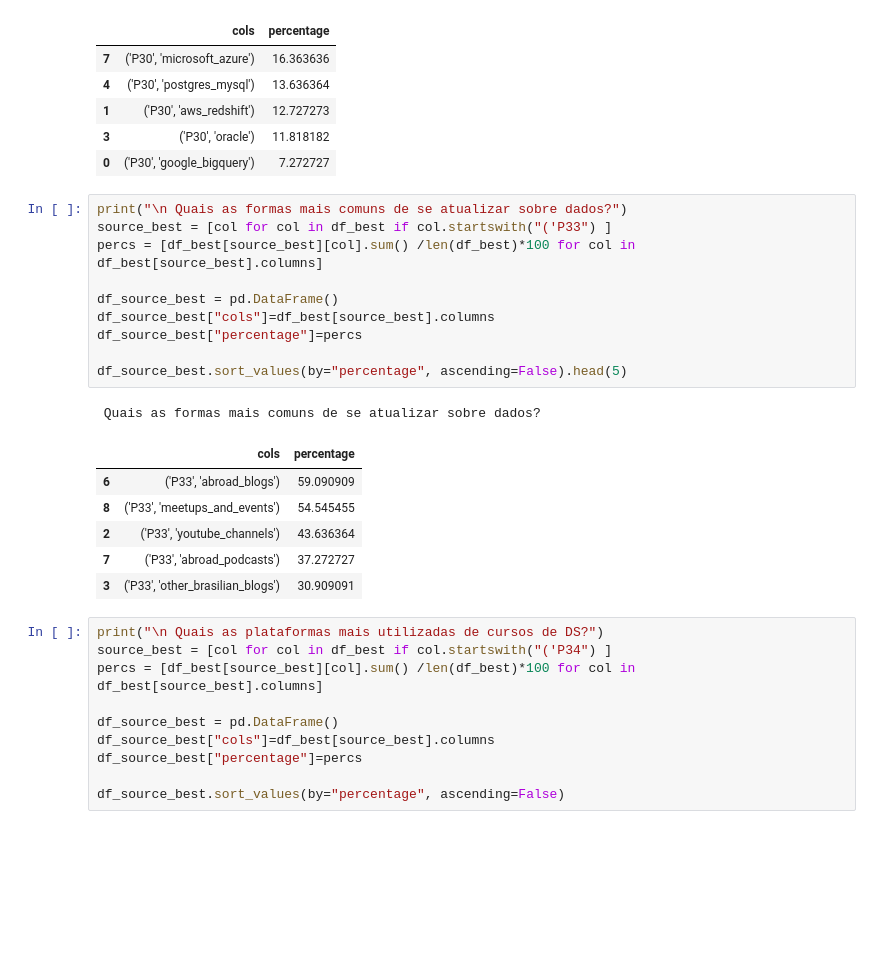
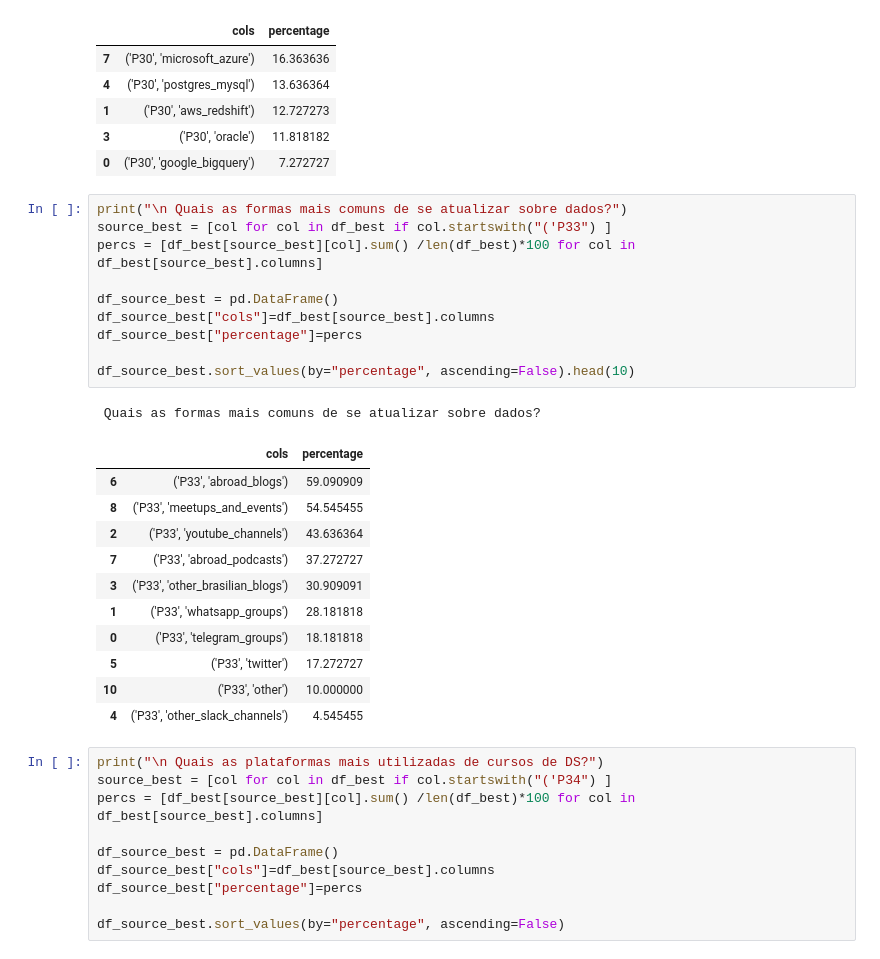
Before and after one commit to leonardovaladao/Data-Science-Python-Projects, a Jupyter notebook: EDA/DataHacker-Survey-2019/DS_Salary_Study_Best_Quarter.ipynb, the cells around one changed output. Cells and saved outputs as stored; diff of their text form; blank space fills up the shorter version.

```diff
--- a/EDA/DataHacker-Survey-2019/DS_Salary_Study_Best_Quarter.ipynb
+++ b/EDA/DataHacker-Survey-2019/DS_Salary_Study_Best_Quarter.ipynb
@@ -387,21 +402,26 @@ df_source_best.sort_values(by="percentage", ascending=False).head(5)
 # %%
 print("\n Quais as formas mais comuns de se atualizar sobre dados?")
 source_best = [col for col in df_best if col.startswith("('P33") ]
 percs = [df_best[source_best][col].sum() /len(df_best)*100 for col in df_best[source_best].columns]
 
 df_source_best = pd.DataFrame()
 df_source_best["cols"]=df_best[source_best].columns
 df_source_best["percentage"]=percs
 
-df_source_best.sort_values(by="percentage", ascending=False).head(5)
+df_source_best.sort_values(by="percentage", ascending=False).head(10)
 # %% [output]
  Quais as formas mais comuns de se atualizar sobre dados?
 |  | cols | percentage |
 | 6 | ('P33', 'abroad_blogs') | 59.090909 |
 | 8 | ('P33', 'meetups_and_events') | 54.545455 |
 | 2 | ('P33', 'youtube_channels') | 43.636364 |
 | 7 | ('P33', 'abroad_podcasts') | 37.272727 |
 | 3 | ('P33', 'other_brasilian_blogs') | 30.909091 |
+| 1 | ('P33', 'whatsapp_groups') | 28.181818 |
+| 0 | ('P33', 'telegram_groups') | 18.181818 |
+| 5 | ('P33', 'twitter') | 17.272727 |
+| 10 | ('P33', 'other') | 10.000000 |
+| 4 | ('P33', 'other_slack_channels') | 4.545455 |
 # %%
 print("\n Quais as plataformas mais utilizadas de cursos de DS?")
 source_best = [col for col in df_best if col.startswith("('P34") ]
```
Also changed, not shown: parts of 4 cells of this notebook, 4 other files.
